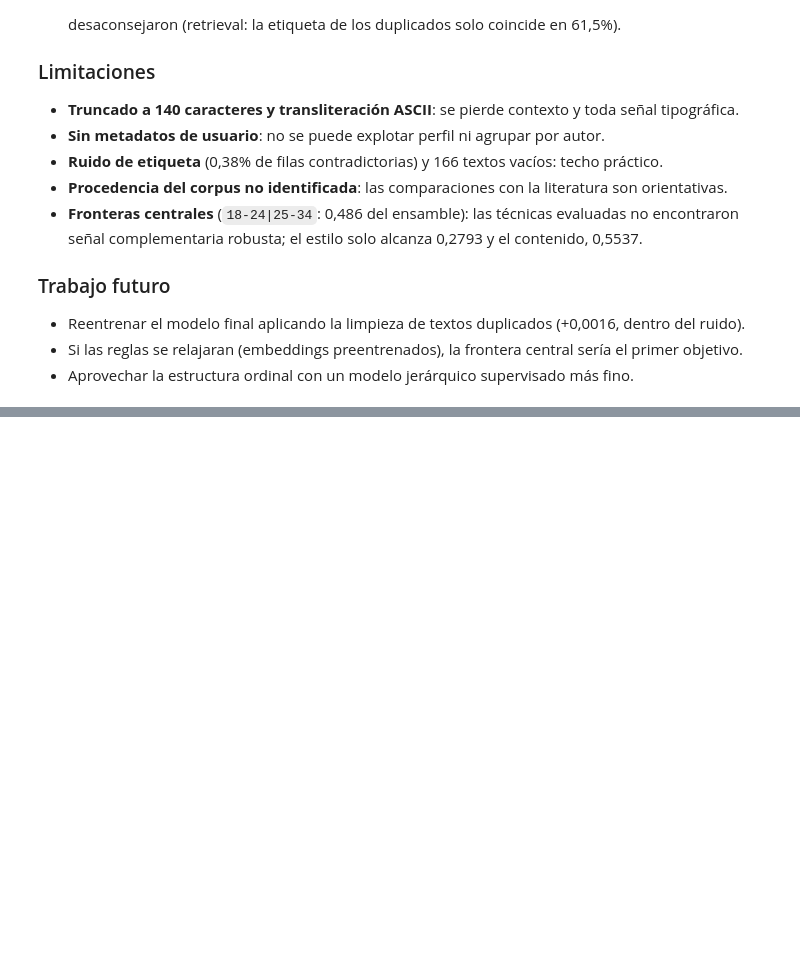
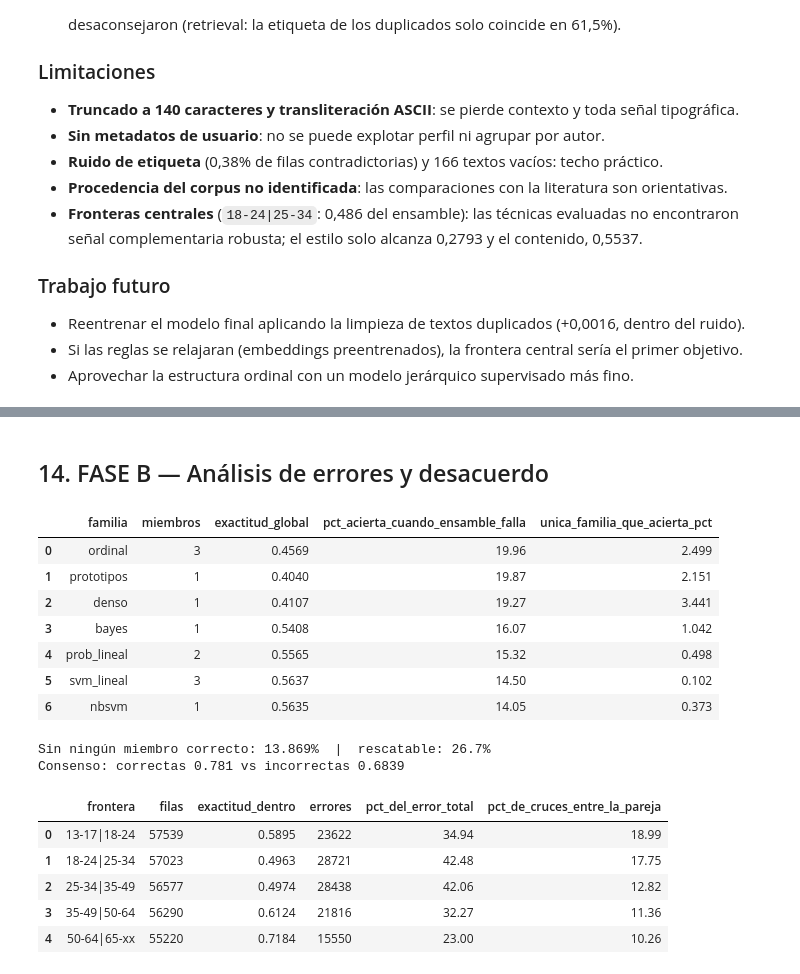
Before and after one commit to Garnica1999/PLN, a Jupyter notebook: KAGGLE_AGE_2026_PUJ/notebooks/99_entrega_consolidado.ipynb, the cells around one changed output, grey strips where cells are left out. Drawn from its saved outputs; the diff is of its cells as text; code cells hidden in the pictures; blank space fills up the shorter version.

```diff
--- a/KAGGLE_AGE_2026_PUJ/notebooks/99_entrega_consolidado.ipynb
+++ b/KAGGLE_AGE_2026_PUJ/notebooks/99_entrega_consolidado.ipynb
@@ -499,0 +548,34 @@ VERIFICACIÓN FINAL
+# %% [markdown]
+## 14. FASE B — Análisis de errores y desacuerdo
+# %%
+errores = load("phase13_error_desacuerdo.json")
+assert abs(errores["global"]["macro_f1"] - 0.6005) < 0.001
+assert abs(errores["votos"]["pct_todos_fallan"] - 13.869) < 0.01
+assert abs(errores["votos"]["pct_rescatable"] - 26.7) < 0.1
+assert abs(errores["global"]["f1_por_clase"]["25-34"] - 0.4858) < 0.001
+frontera_central = [f for f in errores["fronteras"] if f["frontera"] == "18-24|25-34"][0]
+assert abs(frontera_central["pct_del_error_total"] - 42.48) < 0.01
+familias = pd.DataFrame(errores["familias"])
+display(familias)
+print(f"Sin ningún miembro correcto: {errores['votos']['pct_todos_fallan']}%  |  "
+      f"rescatable: {errores['votos']['pct_rescatable']}%")
+print(f"Consenso: correctas {errores['votos']['consenso_medio_correctas']} vs "
+      f"incorrectas {errores['votos']['consenso_medio_incorrectas']}")
+display(pd.DataFrame(errores["fronteras"]))
+# %% [output]
+|  | familia | miembros | exactitud_global | pct_acierta_cuando_ensamble_falla | unica_familia_que_acierta_pct |
+| 0 | ordinal | 3 | 0.4569 | 19.96 | 2.499 |
+| 1 | prototipos | 1 | 0.4040 | 19.87 | 2.151 |
+| 2 | denso | 1 | 0.4107 | 19.27 | 3.441 |
+| 3 | bayes | 1 | 0.5408 | 16.07 | 1.042 |
+| 4 | prob_lineal | 2 | 0.5565 | 15.32 | 0.498 |
+| 5 | svm_lineal | 3 | 0.5637 | 14.50 | 0.102 |
+| 6 | nbsvm | 1 | 0.5635 | 14.05 | 0.373 |
+Sin ningún miembro correcto: 13.869%  |  rescatable: 26.7%
+Consenso: correctas 0.781 vs incorrectas 0.6839
+|  | frontera | filas | exactitud_dentro | errores | pct_del_error_total | pct_de_cruces_entre_la_pareja |
+| 0 | 13-17|18-24 | 57539 | 0.5895 | 23622 | 34.94 | 18.99 |
+| 1 | 18-24|25-34 | 57023 | 0.4963 | 28721 | 42.48 | 17.75 |
+| 2 | 25-34|35-49 | 56577 | 0.4974 | 28438 | 42.06 | 12.82 |
+| 3 | 35-49|50-64 | 56290 | 0.6124 | 21816 | 32.27 | 11.36 |
+| 4 | 50-64|65-xx | 55220 | 0.7184 | 15550 | 23.00 | 10.26 |
```
Also changed, not shown: parts of 19 cells of this notebook, 54 other files.
